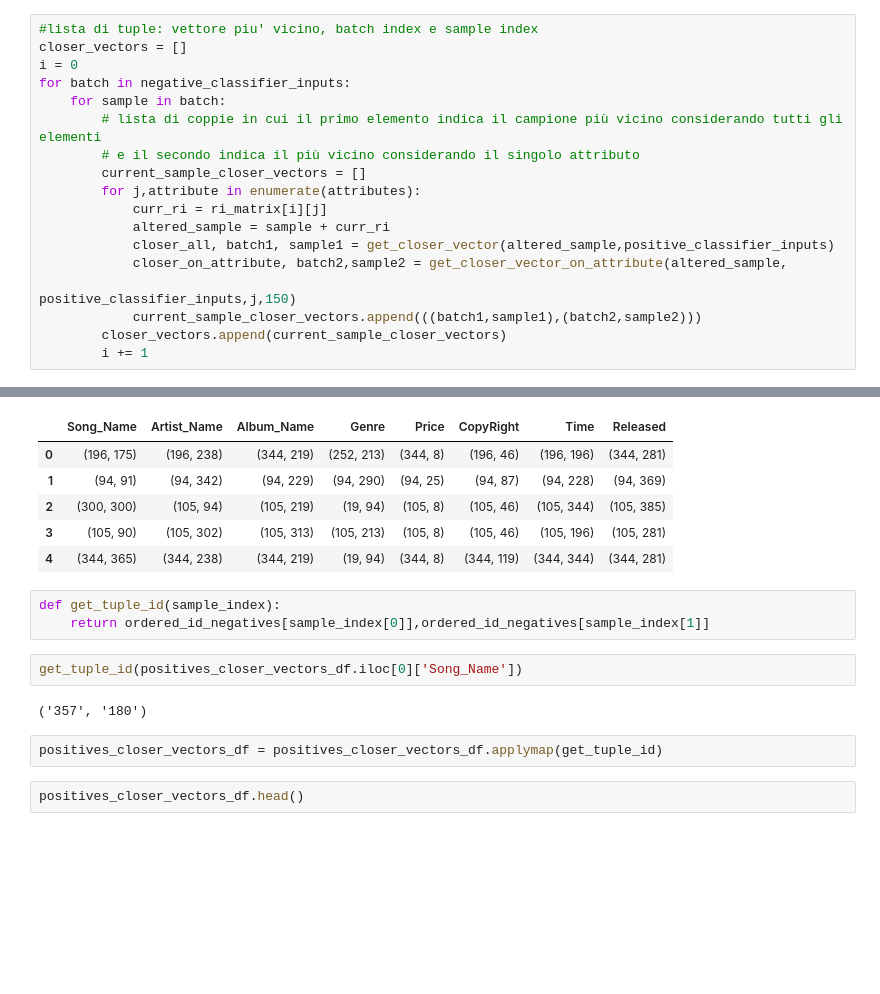
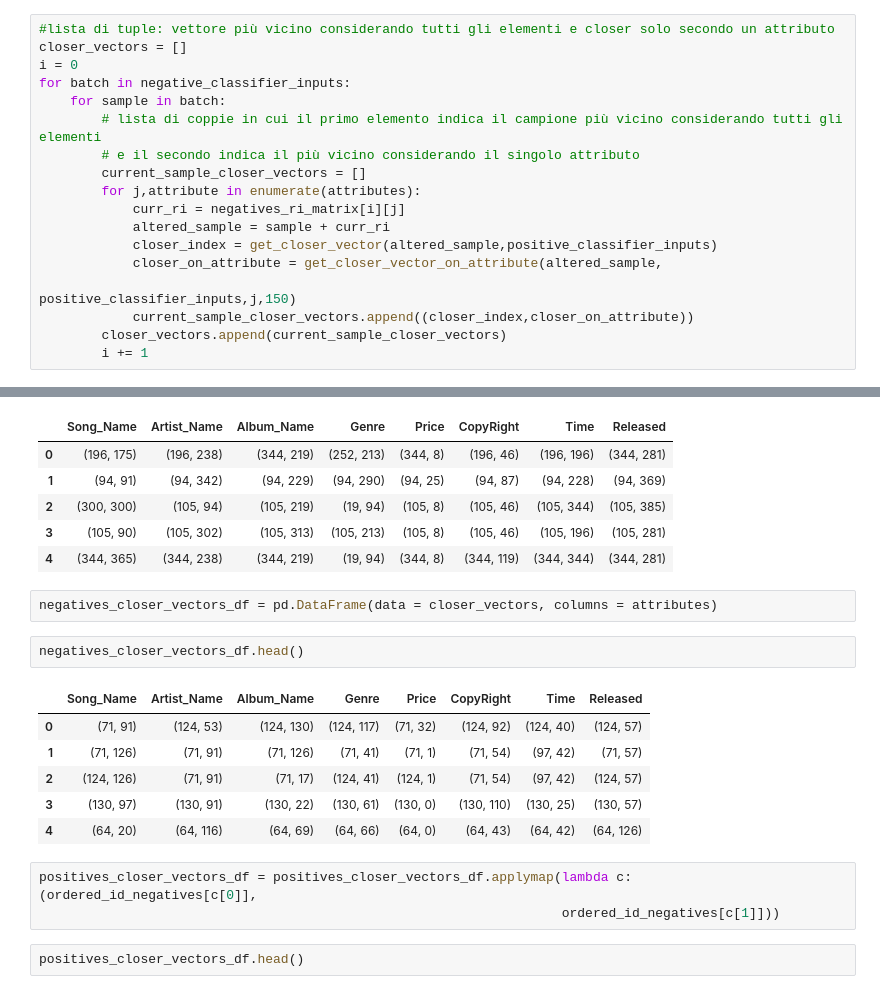
Before and after one commit to vincenzomartello/deepmatcher-experiments, a Jupyter notebook: exp3.ipynb, the cells around one changed output, grey strips where cells are left out. Saved outputs shown, nothing was run; the diff lists cells and outputs as text; blank space fills up the shorter version.

```diff
--- a/exp3.ipynb
+++ b/exp3.ipynb
@@ -344,5 +273,5 @@ positive_batches[3].id
 # %%
-#lista di tuple: vettore piu' vicino, batch index e sample index
+#lista di tuple: vettore più vicino considerando tutti gli elementi e closer solo secondo un attributo
 closer_vectors = []
 i = 0
 for batch in negative_classifier_inputs:
@@ -351,12 +280,12 @@ for batch in negative_classifier_inputs:
         # e il secondo indica il più vicino considerando il singolo attributo
         current_sample_closer_vectors = []
         for j,attribute in enumerate(attributes):
-            curr_ri = ri_matrix[i][j]
+            curr_ri = negatives_ri_matrix[i][j]
             altered_sample = sample + curr_ri
-            closer_all, batch1, sample1 = get_closer_vector(altered_sample,positive_classifier_inputs)
-            closer_on_attribute, batch2,sample2 = get_closer_vector_on_attribute(altered_sample,
+            closer_index = get_closer_vector(altered_sample,positive_classifier_inputs)
+            closer_on_attribute = get_closer_vector_on_attribute(altered_sample,
                                                                                positive_classifier_inputs,j,150)
-            current_sample_closer_vectors.append(((batch1,sample1),(batch2,sample2)))
+            current_sample_closer_vectors.append((closer_index,closer_on_attribute))
         closer_vectors.append(current_sample_closer_vectors)
         i += 1
 # %%
@@ -405,15 +334,20 @@ positives_closer_vectors_df.head()
 | 2 | (300, 300) | (105, 94) | (105, 219) | (19, 94) | (105, 8) | (105, 46) | (105, 344) | (105, 385) |
 | 3 | (105, 90) | (105, 302) | (105, 313) | (105, 213) | (105, 8) | (105, 46) | (105, 196) | (105, 281) |
 | 4 | (344, 365) | (344, 238) | (344, 219) | (19, 94) | (344, 8) | (344, 119) | (344, 344) | (344, 281) |
-# %%
-def get_tuple_id(sample_index):
-    return ordered_id_negatives[sample_index[0]],ordered_id_negatives[sample_index[1]]
-# %%
-get_tuple_id(positives_closer_vectors_df.iloc[0]['Song_Name'])
-# %% [output]
-('357', '180')
-# %%
-positives_closer_vectors_df = positives_closer_vectors_df.applymap(get_tuple_id)
+# %%
+negatives_closer_vectors_df = pd.DataFrame(data = closer_vectors, columns = attributes)
+# %%
+negatives_closer_vectors_df.head()
+# %% [output]
+|  | Song_Name | Artist_Name | Album_Name | Genre | Price | CopyRight | Time | Released |
+| 0 | (71, 91) | (124, 53) | (124, 130) | (124, 117) | (71, 32) | (124, 92) | (124, 40) | (124, 57) |
+| 1 | (71, 126) | (71, 91) | (71, 126) | (71, 41) | (71, 1) | (71, 54) | (97, 42) | (71, 57) |
+| 2 | (124, 126) | (71, 91) | (71, 17) | (124, 41) | (124, 1) | (71, 54) | (97, 42) | (124, 57) |
+| 3 | (130, 97) | (130, 91) | (130, 22) | (130, 61) | (130, 0) | (130, 110) | (130, 25) | (130, 57) |
+| 4 | (64, 20) | (64, 116) | (64, 69) | (64, 66) | (64, 0) | (64, 43) | (64, 42) | (64, 126) |
+# %%
+positives_closer_vectors_df = positives_closer_vectors_df.applymap(lambda c: (ordered_id_negatives[c[0]],
+                                                                   ordered_id_negatives[c[1]]))
 # %%
 positives_closer_vectors_df.head()
 # %% [output]
```
Also changed, not shown: parts of 19 cells of this notebook, 53 other files.
